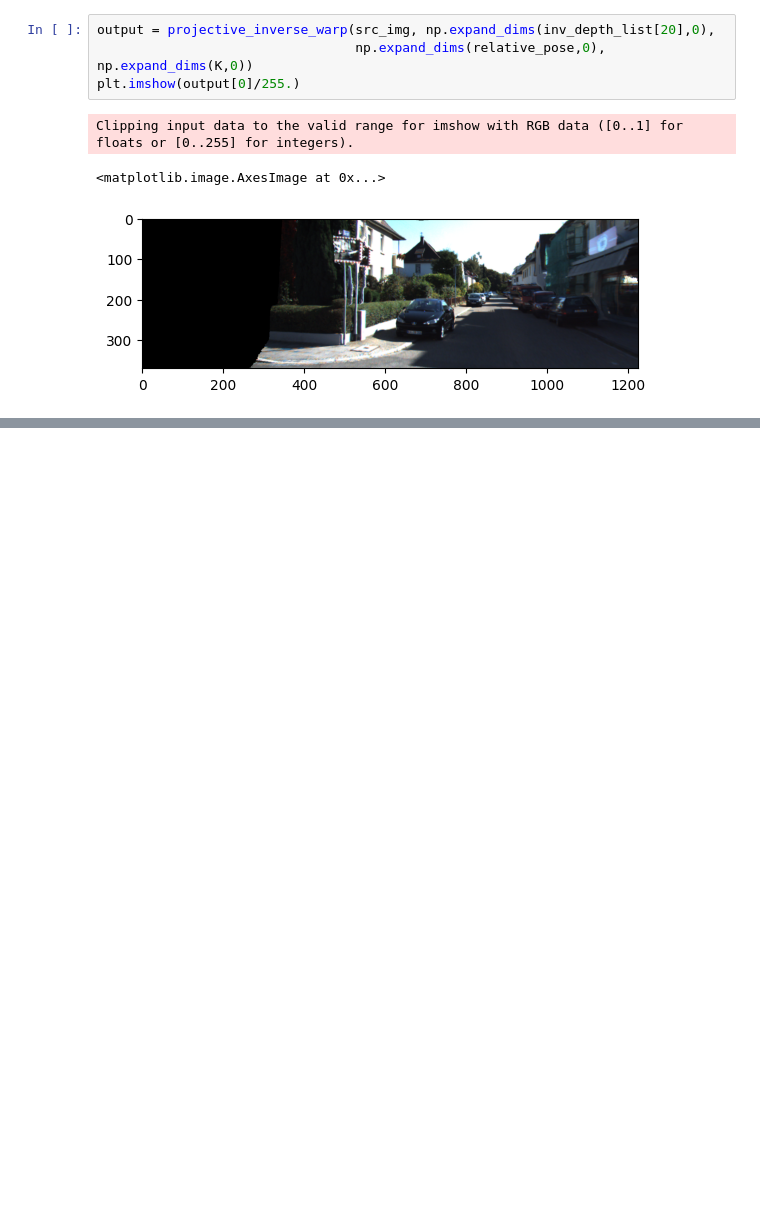
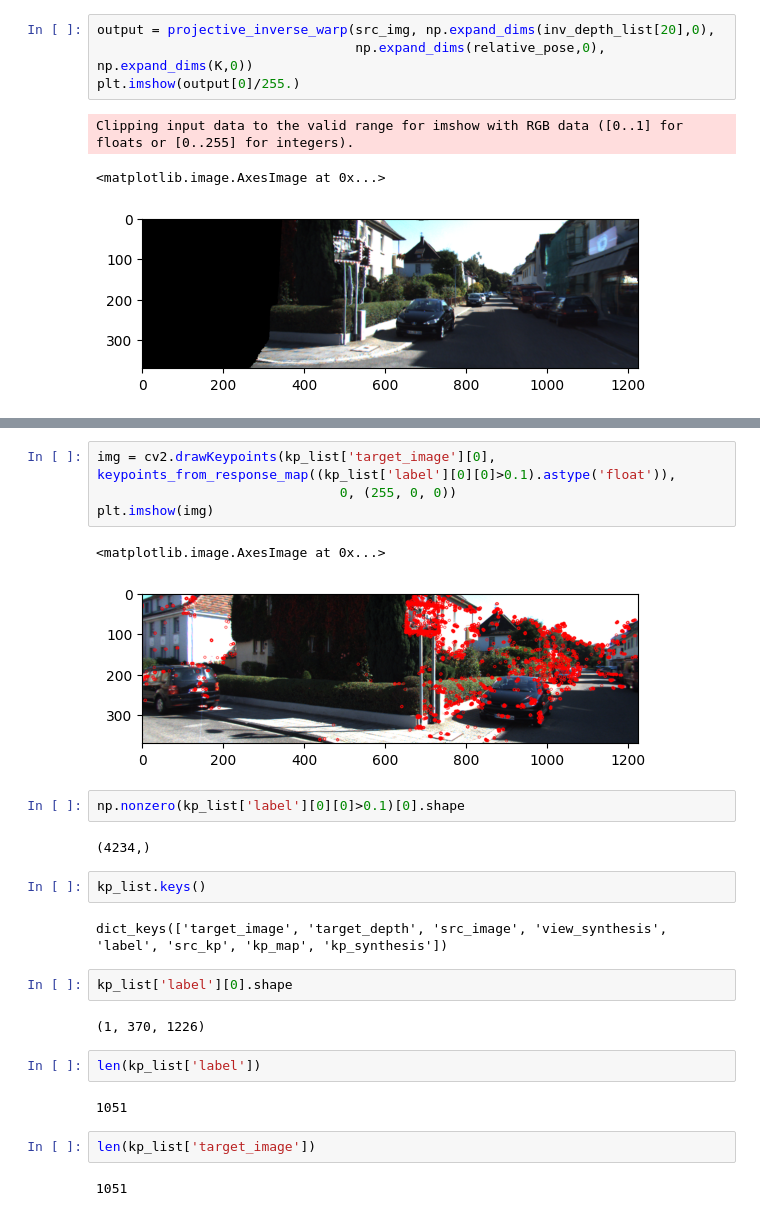
Before and after one commit to amit205/depth-based-warping, a Jupyter notebook: depthbasedwarpadaptation.ipynb, the cells around one changed output, grey strips where cells are left out. Cells and saved outputs as stored; diff of their text form; blank space fills up the shorter version.

```diff
--- a/depthbasedwarpadaptation.ipynb
+++ b/depthbasedwarpadaptation.ipynb
@@ -579,0 +640,27 @@ plt.show()
+# %%
+img = cv2.drawKeypoints(kp_list['target_image'][0], keypoints_from_response_map((kp_list['label'][0][0]>0.1).astype('float')),
+                               0, (255, 0, 0))
+plt.imshow(img)
+# %% [output]
+<matplotlib.image.AxesImage at 0x...>
+[figure, added]
+# %%
+np.nonzero(kp_list['label'][0][0]>0.1)[0].shape
+# %% [output]
+(4234,)
+# %%
+kp_list.keys()
+# %% [output]
+dict_keys(['target_image', 'target_depth', 'src_image', 'view_synthesis', 'label', 'src_kp', 'kp_map', 'kp_synthesis'])
+# %%
+kp_list['label'][0].shape
+# %% [output]
+(1, 370, 1226)
+# %%
+len(kp_list['label'])
+# %% [output]
+1051
+# %%
+len(kp_list['target_image'])
+# %% [output]
+1051
```
Also changed, not shown: parts of 17 cells of this notebook.
